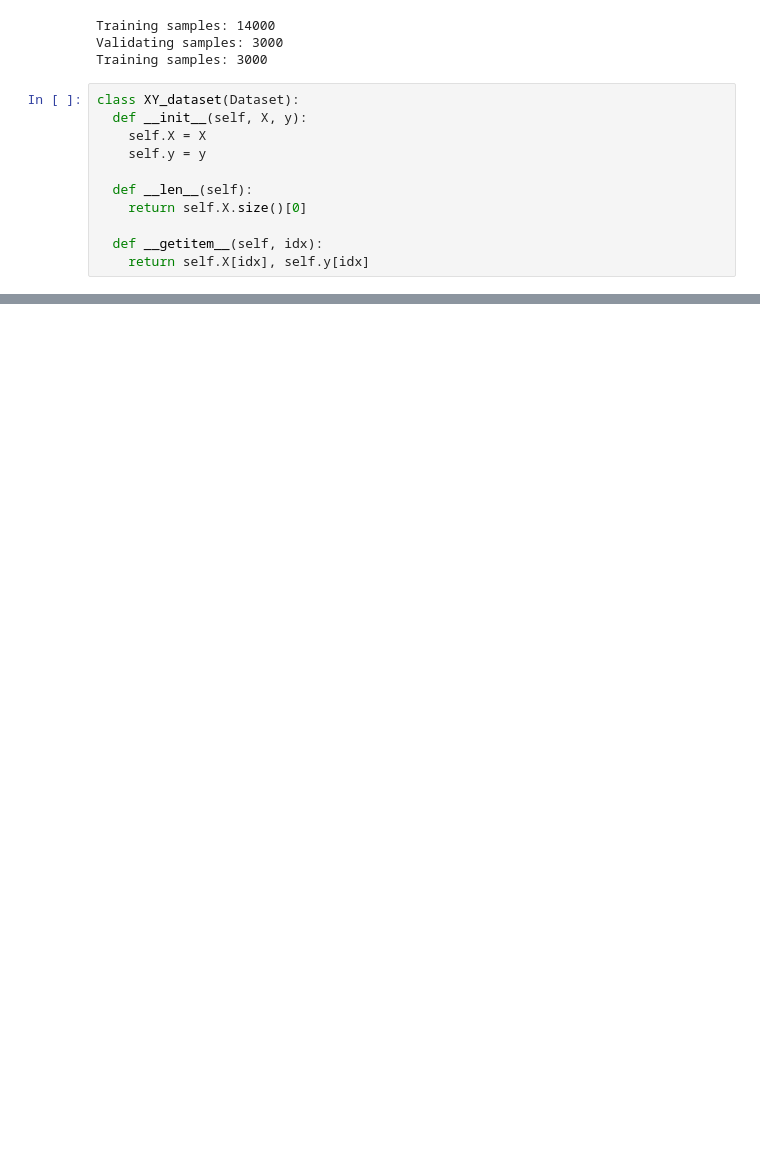
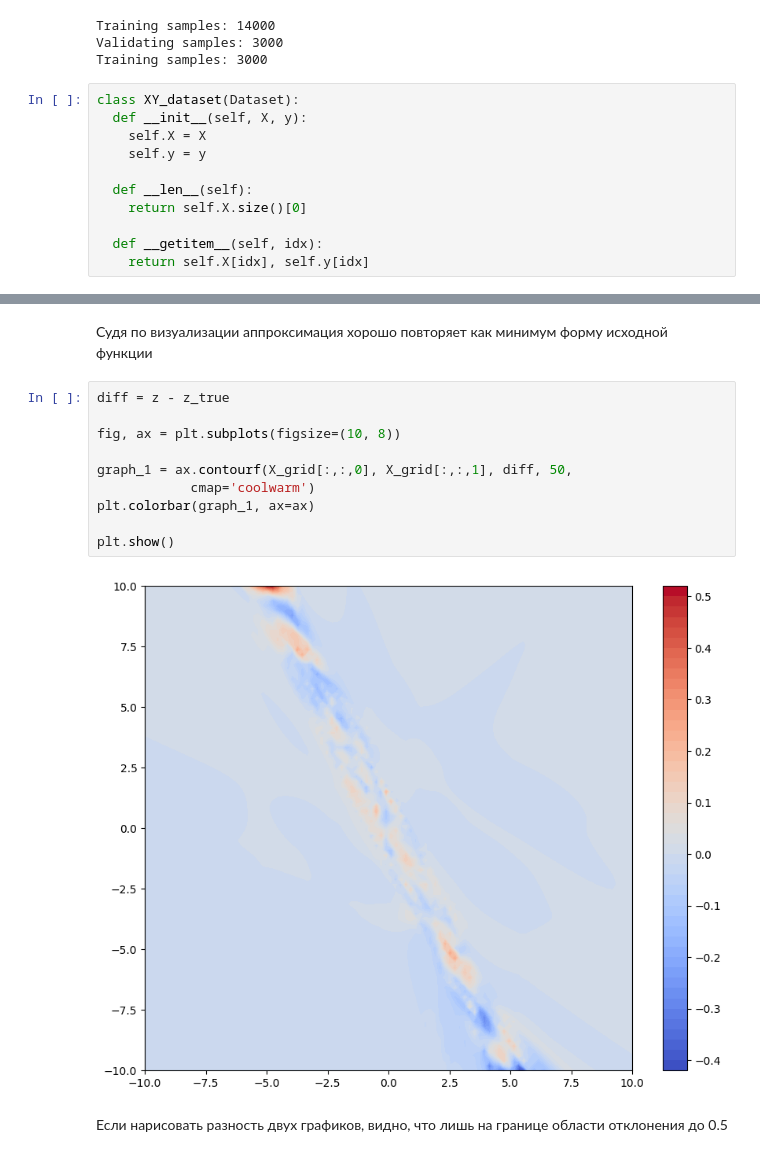
Before and after one commit to VladShajdulin/OTUS, a Jupyter notebook: home_work_2.ipynb, the cells around one changed output, grey strips where cells are left out. Drawn from its saved outputs; the diff is of its cells as text; blank space fills up the shorter version.

```diff
--- a/home_work_2.ipynb
+++ b/home_work_2.ipynb
@@ -160,0 +212,16 @@ plt.colorbar()
+# %% [markdown]
+Судя по визуализации аппроксимация хорошо повторяет как минимум форму исходной функции
+# %%
+diff = z - z_true
+
+fig, ax = plt.subplots(figsize=(10, 8))
+
+graph_1 = ax.contourf(X_grid[:,:,0], X_grid[:,:,1], diff, 50,
+            cmap='coolwarm')
+plt.colorbar(graph_1, ax=ax)
+
+plt.show()
+# %% [output]
+[figure, added]
+# %% [markdown]
+Если нарисовать разность двух графиков, видно, что лишь на границе области отклонения до 0.5
```
Also changed, not shown: parts of 19 cells of this notebook.
